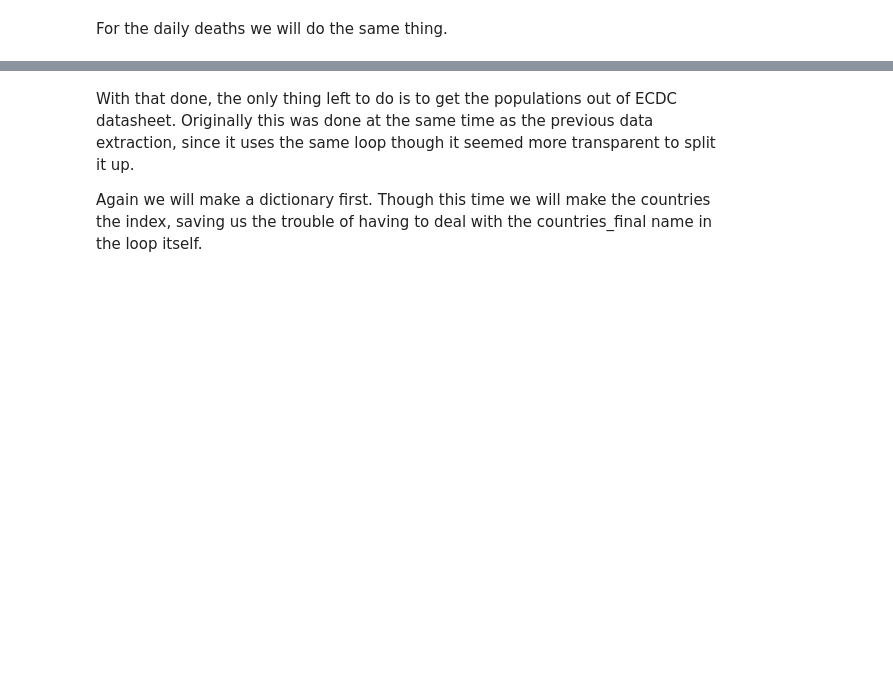
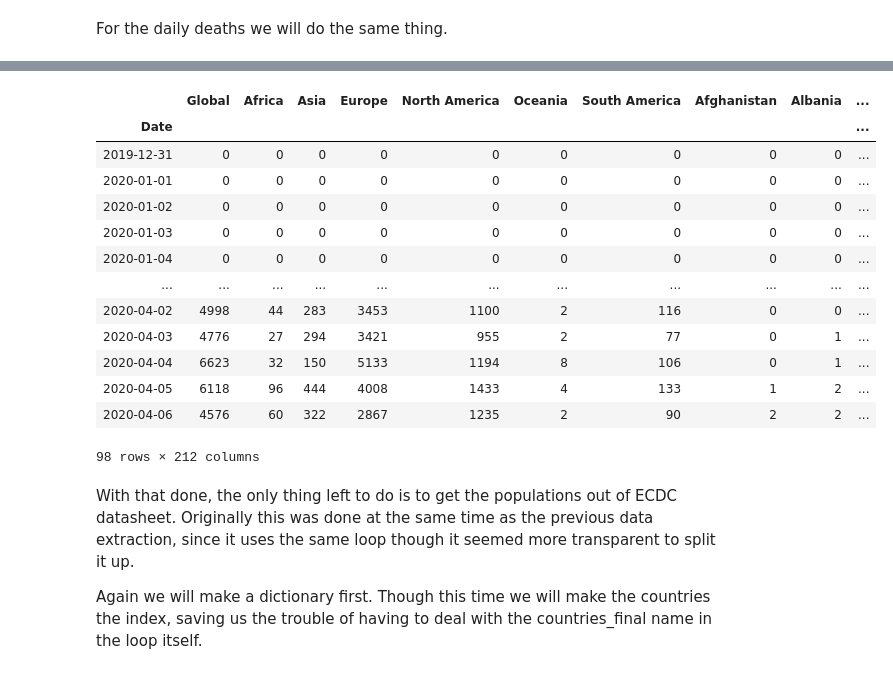
Before and after one commit to simon-verheyen/Portfolio, a Jupyter notebook: COVID-data/Data-Extraction/Data-Download.ipynb, the cells around one changed output, grey strips where cells are left out. Drawn from its saved outputs; the diff is of its cells as text; code cells hidden in the pictures; blank space fills up the shorter version.

```diff
--- a/COVID-data/Data-Extraction/Data-Download.ipynb
+++ b/COVID-data/Data-Extraction/Data-Download.ipynb
@@ -176,3 +200,23 @@ display(df_deaths_daily)
+# %%
+df_deaths_daily = df_deaths_daily[cols]
+display(df_deaths_daily)
+
+assert((df_deaths_daily.iloc[:,:1].values - df_deaths_daily.iloc[:,1:7].values.sum(axis=1)).sum() == 0)
+# %% [output]
+|  | Global | Africa | Asia | Europe | North America | Oceania | South America | Afghanistan | Albania | ... |
+| Date |  |  |  |  |  |  |  |  |  | ... |
+| 2019-12-31 | 0 | 0 | 0 | 0 | 0 | 0 | 0 | 0 | 0 | ... |
+| 2020-01-01 | 0 | 0 | 0 | 0 | 0 | 0 | 0 | 0 | 0 | ... |
+| 2020-01-02 | 0 | 0 | 0 | 0 | 0 | 0 | 0 | 0 | 0 | ... |
+| 2020-01-03 | 0 | 0 | 0 | 0 | 0 | 0 | 0 | 0 | 0 | ... |
+| 2020-01-04 | 0 | 0 | 0 | 0 | 0 | 0 | 0 | 0 | 0 | ... |
+| ... | ... | ... | ... | ... | ... | ... | ... | ... | ... | ... |
+| 2020-04-02 | 4998 | 44 | 283 | 3453 | 1100 | 2 | 116 | 0 | 0 | ... |
+| 2020-04-03 | 4776 | 27 | 294 | 3421 | 955 | 2 | 77 | 0 | 1 | ... |
+| 2020-04-04 | 6623 | 32 | 150 | 5133 | 1194 | 8 | 106 | 0 | 1 | ... |
+| 2020-04-05 | 6118 | 96 | 444 | 4008 | 1433 | 4 | 133 | 1 | 2 | ... |
+| 2020-04-06 | 4576 | 60 | 322 | 2867 | 1235 | 2 | 90 | 2 | 2 | ... |
+98 rows × 212 columns
 # %% [markdown]
 With that done, the only thing left to do is to get the populations out of ECDC datasheet. Originally this was done at the same time as the previous data extraction, since it uses the same loop though it seemed more transparent to split it up.
 
```
Also changed, not shown: parts of 14 cells of this notebook, 35 other files.
